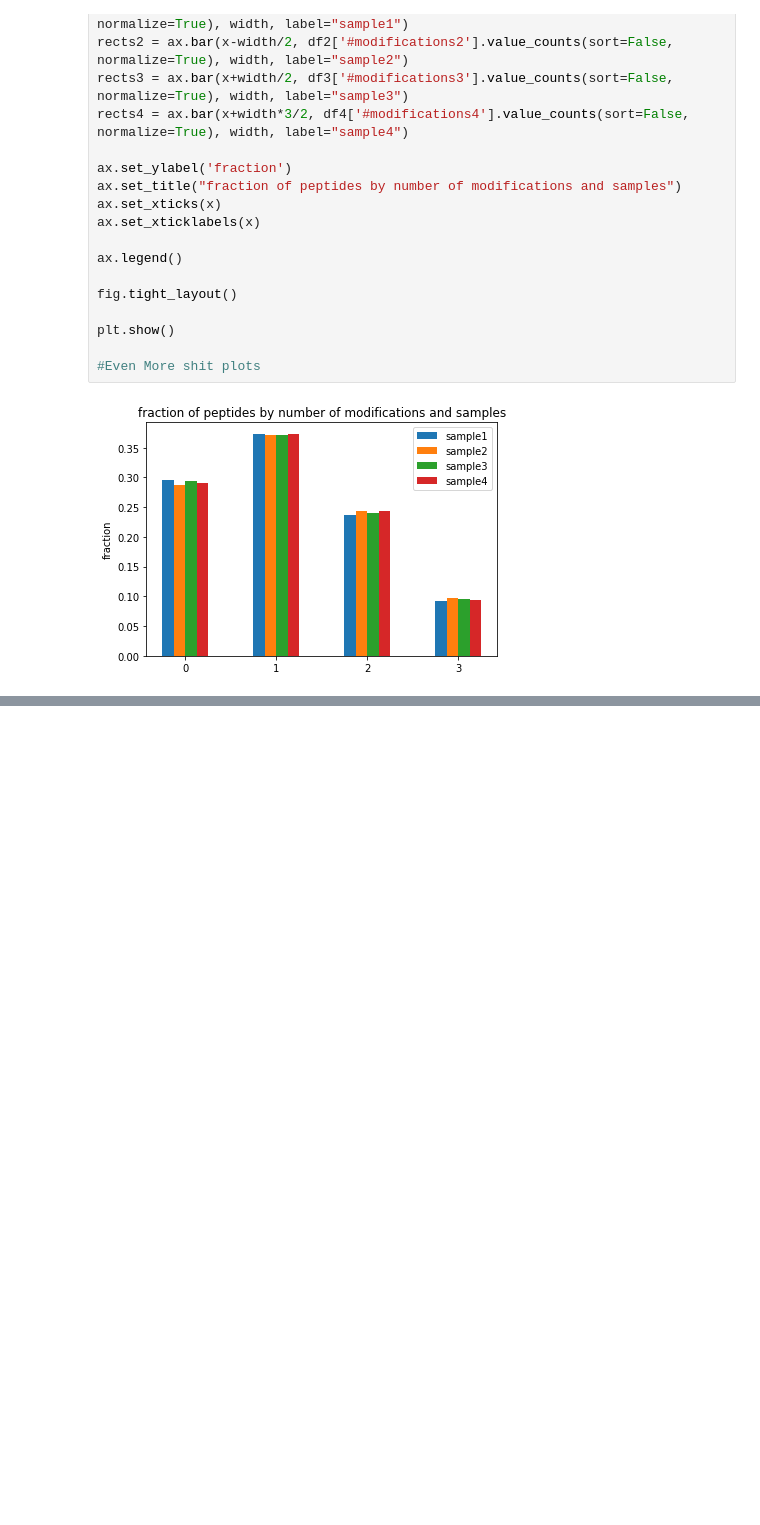
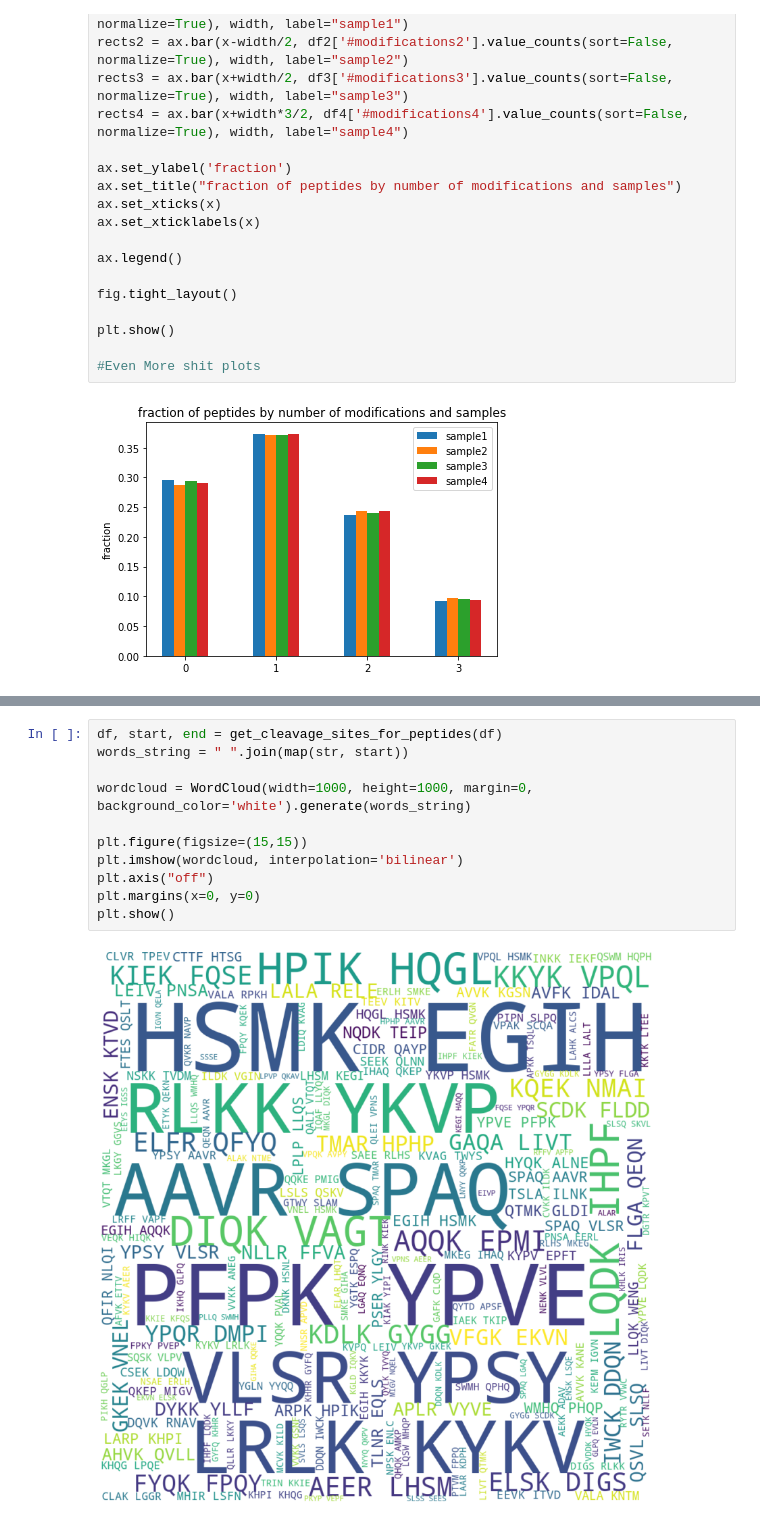
Before and after one commit to Munklinde96/Data_Visualization, a Jupyter notebook: shit_plots.ipynb, the cells around one changed output, grey strips where cells are left out. Drawn from its saved outputs; the diff is of its cells as text; blank space fills up the shorter version.

Commit message:
utils and plots

```diff
--- a/shit_plots.ipynb
+++ b/shit_plots.ipynb
@@ -118,0 +126,13 @@ sns.heatmap(data, cmap='viridis')
+# %%
+df, start, end = get_cleavage_sites_for_peptides(df)
+words_string = " ".join(map(str, start))
+
+wordcloud = WordCloud(width=1000, height=1000, margin=0, background_color='white').generate(words_string)
+
+plt.figure(figsize=(15,15))
+plt.imshow(wordcloud, interpolation='bilinear')
+plt.axis("off")
+plt.margins(x=0, y=0)
+plt.show()
+# %% [output]
+[figure, added]
```
Also changed, not shown: parts of 5 cells of this notebook, 2 other files.
